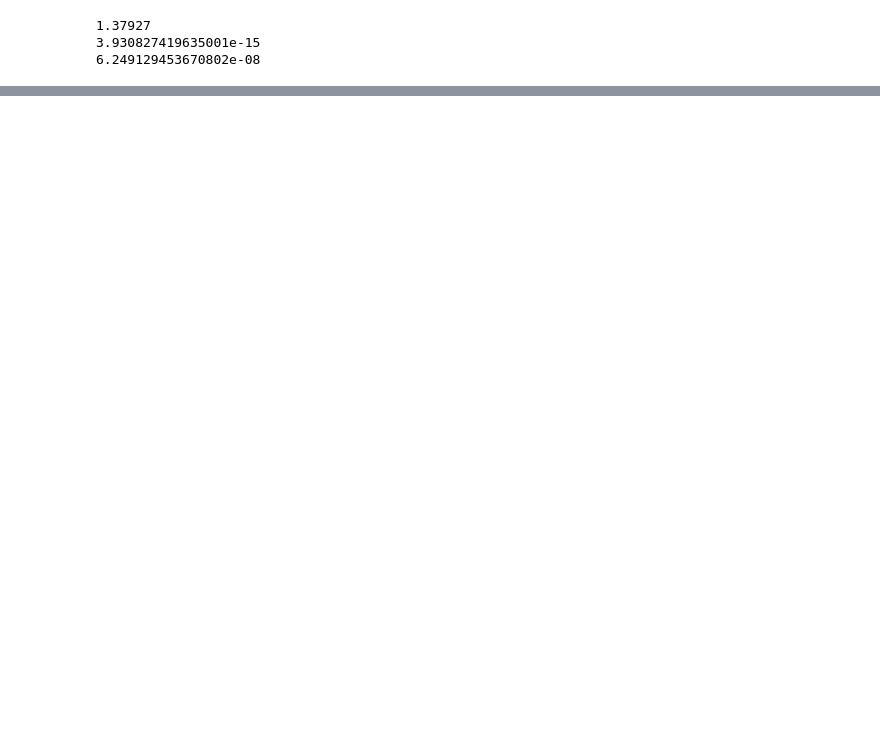
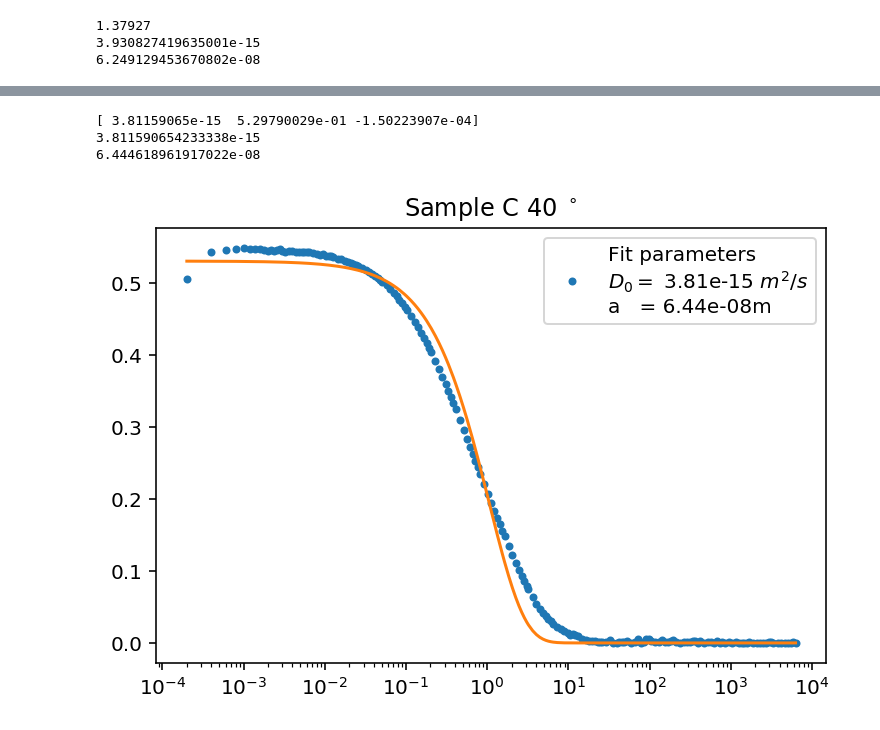
Before and after one commit to qwretz/fpraktikum, a Jupyter notebook: Dynamic Light Scattering/Plots.ipynb, the cells around one changed output, grey strips where cells are left out. Saved outputs shown, nothing was run; the diff lists cells and outputs as text; code cells hidden in the pictures; blank space fills up the shorter version.

```diff
--- a/Dynamic Light Scattering/Plots.ipynb
+++ b/Dynamic Light Scattering/Plots.ipynb
@@ -194,14 +241,38 @@ def plotcorr(name,labels,ax):
     D=1
     #popt,pcov=sci.optimize.curve_fit(g,time,corr,p0=0)
     lin=np.linspace(0,time[182],1000)
-    popt,pcov=sci.optimize.curve_fit(lambda time,D,C:g2(time,D,C,q) ,time,corr , p0=(1e-17,.3))
+    popt,pcov=sci.optimize.curve_fit(lambda time,D,C,k2:g2(time,D,C,k2,q) ,time,corr , p0=(1e-17,.3,1000))
     print(popt)
     fig,ax=plt.subplots(dpi=144)
+    D=popt[0]
+    a=const.Boltzmann*300/(6*np.pi*vi*D)
+    perr = np.sqrt(np.diag(pcov))
+    dD=perr[0]
+    da=50*np.sqrt(dD**2*kB**2/(D**4*vi**2))/pi
 
-    ax.plot(time,(np.abs(corr)),".",label=r"{} $^\circ$".format(labels))
+    ax.plot(time,(np.abs(corr)),".",label="Fit parameters"  "\n" r"$D_0=$ {:.2e} $m^2/s$" "\n" r"a   = {:.2e}m ".format(D,a))
+
     ax.plot(time,g2(time,*popt,q))
     ax.semilogx()
-    ax.set_title(r"C {} $^\circ$".format(labels))
+    ax.set_title(r"Sample C {} $^\circ$".format(labels))
     ax.legend()
     fig.savefig(r"Plots/C bei 40")
-    return(popt[0])
+    return(popt[0],perr[0],a,da)
+# %%
+#C
+def g2(tau,D,C,k2,q):
+    return np.exp(-2*q**2*D*tau-k2*tau**2)*C
+
+
+
+resultC=plotcorr("Data/C.ASC",40,0)
+mean=resultC[0]
+
+#plotcorr(namelist[0],angels[0],ax)
+print(mean)
+print(const.Boltzmann*300/(6*np.pi*vi*mean))
+# %% [output]
+[ 3.81159065e-15  5.29790029e-01 -1.50223907e-04]
+3.811590654233338e-15
+6.444618961917022e-08
+[figure, added]
```
Also changed, not shown: parts of 9 cells of this notebook, 32 other files.
